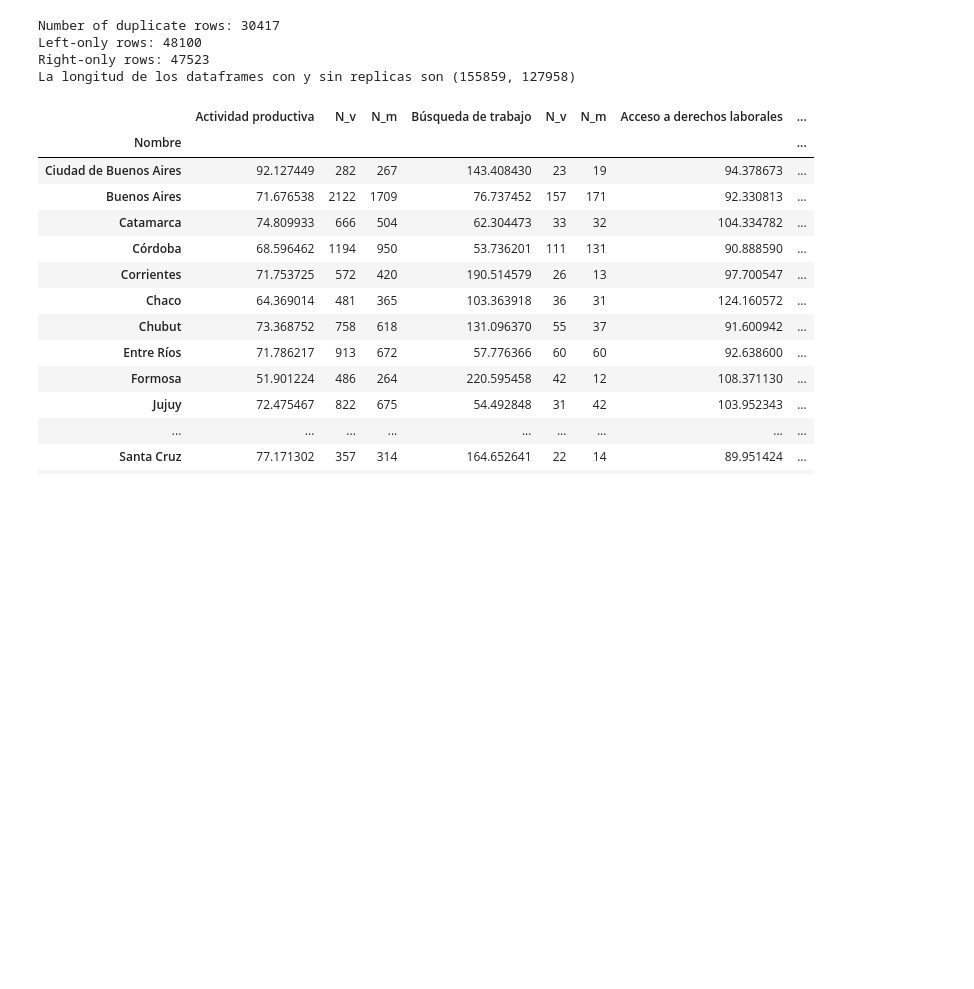
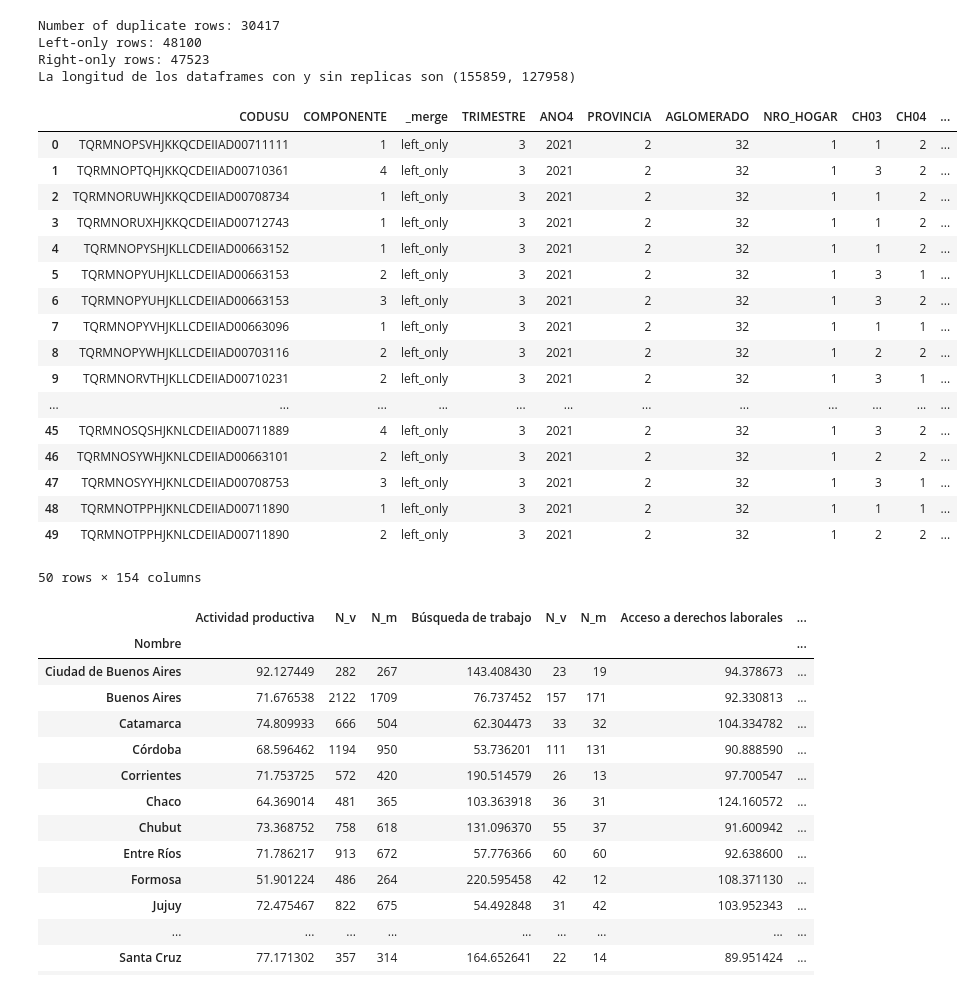
Before and after one commit to datos-Fundar/indice-mercado-trabajo-ingresos, a Jupyter notebook: scripts/04_chequeo_EPH.ipynb, the cells around one changed output. Cells and saved outputs as stored; diff of their text form; code cells hidden in the pictures; blank space fills up the shorter version.

```diff
--- a/scripts/04_chequeo_EPH.ipynb
+++ b/scripts/04_chequeo_EPH.ipynb
@@ -437,3 +414,24 @@ Number of duplicate rows: 30417
 Left-only rows: 48100
 Right-only rows: 47523
 La longitud de los dataframes con y sin replicas son (155859, 127958)
+# %%
+df_merged_without_copies.head(50)
+# %% [output]
+|  | CODUSU | COMPONENTE | _merge | TRIMESTRE | ANO4 | PROVINCIA | AGLOMERADO | NRO_HOGAR | CH03 | CH04 | ... |
+| 0 | TQRMNOPSVHJKKQCDEIIAD00711111 | 1 | left_only | 3 | 2021 | 2 | 32 | 1 | 1 | 2 | ... |
+| 1 | TQRMNOPTQHJKKQCDEIIAD00710361 | 4 | left_only | 3 | 2021 | 2 | 32 | 1 | 3 | 2 | ... |
+| 2 | TQRMNORUWHJKKQCDEIIAD00708734 | 1 | left_only | 3 | 2021 | 2 | 32 | 1 | 1 | 2 | ... |
+| 3 | TQRMNORUXHJKKQCDEIIAD00712743 | 1 | left_only | 3 | 2021 | 2 | 32 | 1 | 1 | 2 | ... |
+| 4 | TQRMNOPYSHJKLLCDEIIAD00663152 | 1 | left_only | 3 | 2021 | 2 | 32 | 1 | 1 | 2 | ... |
+| 5 | TQRMNOPYUHJKLLCDEIIAD00663153 | 2 | left_only | 3 | 2021 | 2 | 32 | 1 | 3 | 1 | ... |
+| 6 | TQRMNOPYUHJKLLCDEIIAD00663153 | 3 | left_only | 3 | 2021 | 2 | 32 | 1 | 3 | 2 | ... |
+| 7 | TQRMNOPYVHJKLLCDEIIAD00663096 | 1 | left_only | 3 | 2021 | 2 | 32 | 1 | 1 | 1 | ... |
+| 8 | TQRMNOPYWHJKLLCDEIIAD00703116 | 2 | left_only | 3 | 2021 | 2 | 32 | 1 | 2 | 2 | ... |
+| 9 | TQRMNORVTHJKLLCDEIIAD00710231 | 2 | left_only | 3 | 2021 | 2 | 32 | 1 | 3 | 1 | ... |
+| ... | ... | ... | ... | ... | ... | ... | ... | ... | ... | ... | ... |
+| 45 | TQRMNOSQSHJKNLCDEIIAD00711889 | 4 | left_only | 3 | 2021 | 2 | 32 | 1 | 3 | 2 | ... |
+| 46 | TQRMNOSYWHJKNLCDEIIAD00663101 | 2 | left_only | 3 | 2021 | 2 | 32 | 1 | 2 | 2 | ... |
+| 47 | TQRMNOSYYHJKNLCDEIIAD00708753 | 3 | left_only | 3 | 2021 | 2 | 32 | 1 | 3 | 1 | ... |
+| 48 | TQRMNOTPPHJKNLCDEIIAD00711890 | 1 | left_only | 3 | 2021 | 2 | 32 | 1 | 1 | 1 | ... |
+| 49 | TQRMNOTPPHJKNLCDEIIAD00711890 | 2 | left_only | 3 | 2021 | 2 | 32 | 1 | 2 | 2 | ... |
+50 rows × 154 columns
```
Also changed, not shown: parts of 6 cells of this notebook, 3 other files.
